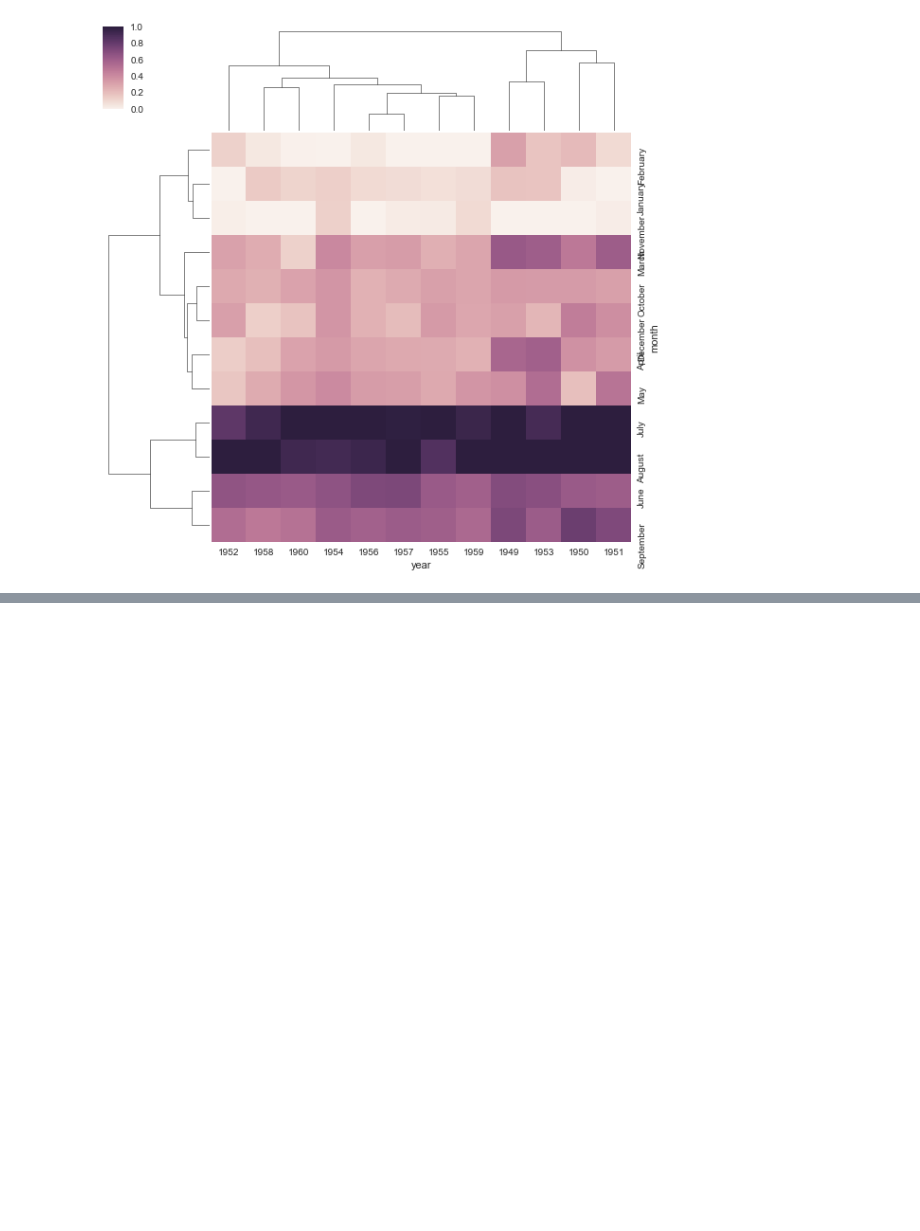
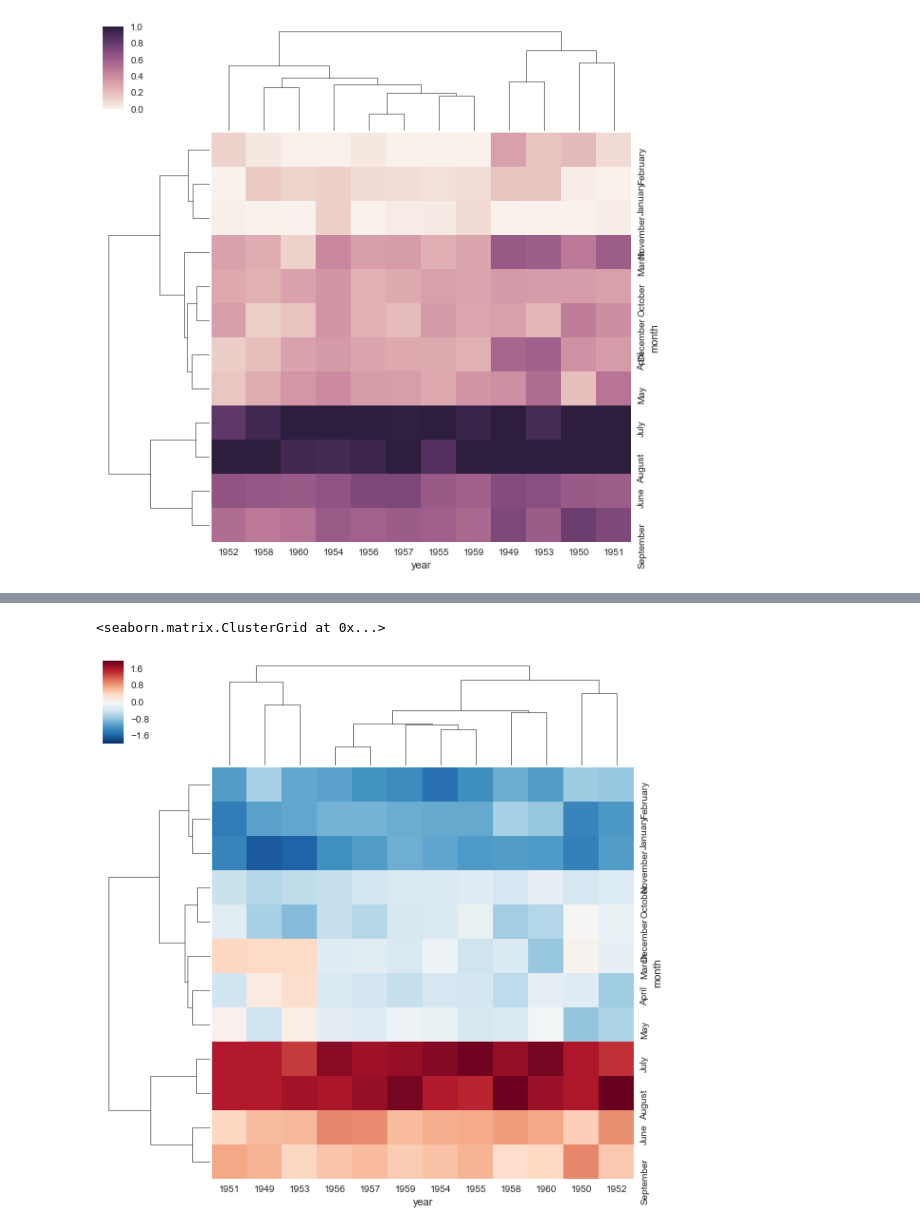
Before and after one commit to wordpray/study_udemy, a Jupyter notebook: Lec53_ヒートマップとクラスタリング.ipynb, the cells around one changed output, grey strips where cells are left out. Saved outputs shown, nothing was run; the diff lists cells and outputs as text; code cells hidden in the pictures; blank space fills up the shorter version.

```diff
--- a/Lec53_ヒートマップとクラスタリング.ipynb
+++ b/Lec53_ヒートマップとクラスタリング.ipynb
@@ -113,0 +117,5 @@ sns.clustermap
+# %%
+sns.clustermap(flight_dframe, z_score= 1)
+# %% [output]
+<seaborn.matrix.ClusterGrid at 0x...>
+[figure, added]
```
Also changed, not shown: parts of 1 cell of this notebook.
